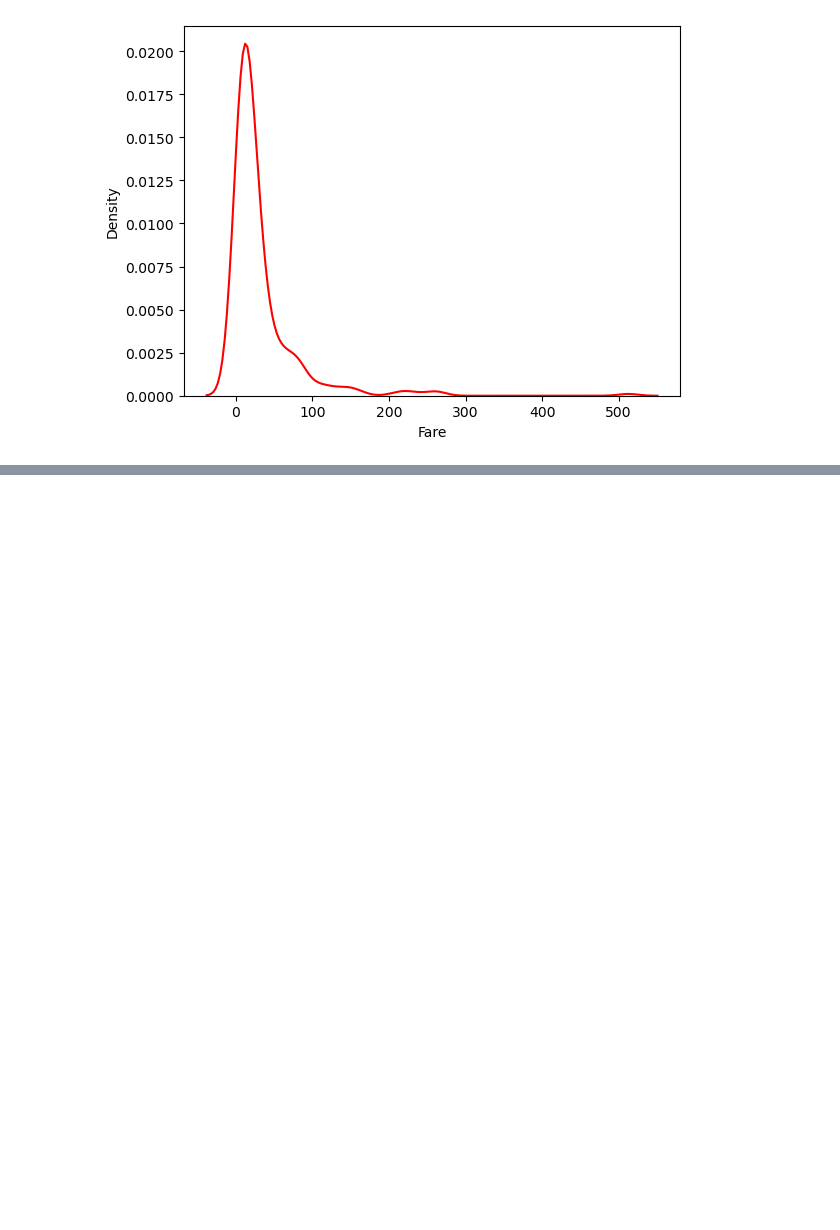
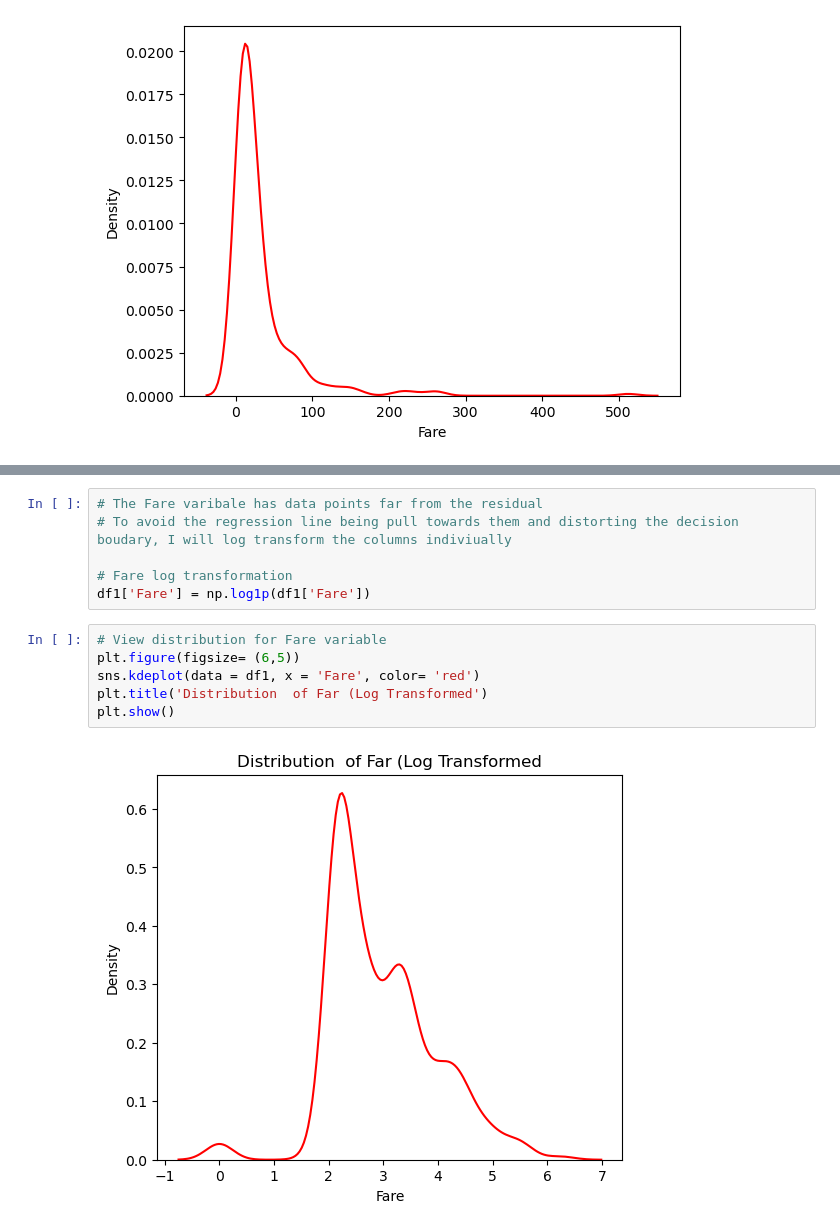
Before and after one commit to JudeMirac/titanic, a Jupyter notebook: Data/Notebooks/Wrangling.ipynb, the cells around one changed output, grey strips where cells are left out. Saved outputs shown, nothing was run; the diff lists cells and outputs as text; blank space fills up the shorter version.

```diff
--- a/Data/Notebooks/Wrangling.ipynb
+++ b/Data/Notebooks/Wrangling.ipynb
@@ -214,0 +217,14 @@ sns.kdeplot(df1, x = 'Fare', color = 'red')
+# %%
+# The Fare varibale has data points far from the residual
+# To avoid the regression line being pull towards them and distorting the decision boudary, I will log transform the columns indiviually
+
+# Fare log transformation
+df1['Fare'] = np.log1p(df1['Fare'])
+# %%
+# View distribution for Fare variable
+plt.figure(figsize= (6,5))
+sns.kdeplot(data = df1, x = 'Fare', color= 'red')
+plt.title('Distribution  of Far (Log Transformed')
+plt.show()
+# %% [output]
+[figure, added]
```
Also changed, not shown: parts of 35 cells of this notebook.
